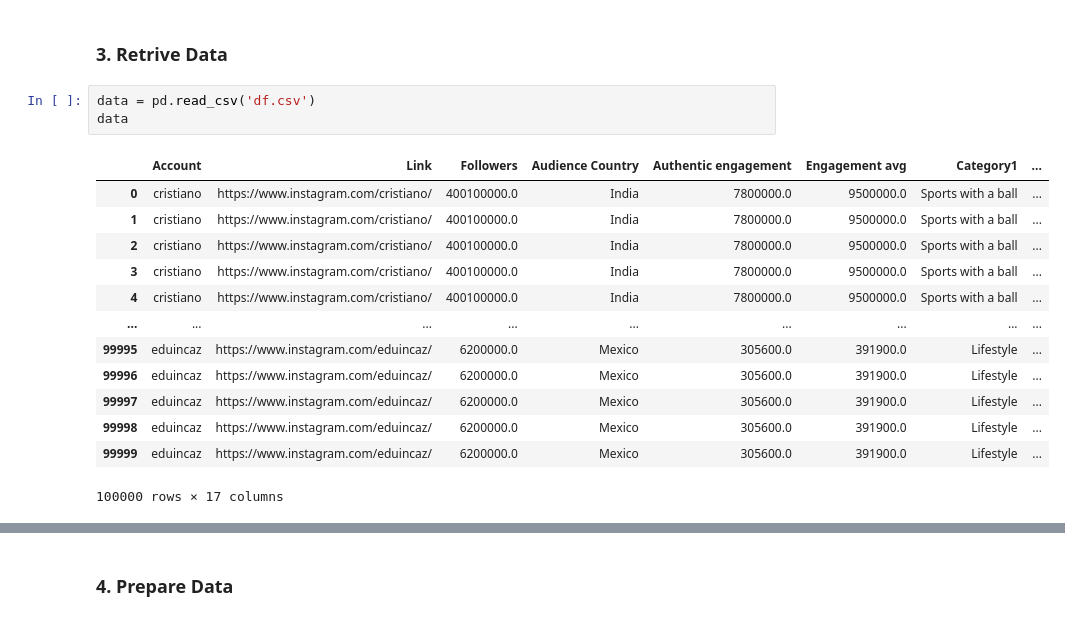
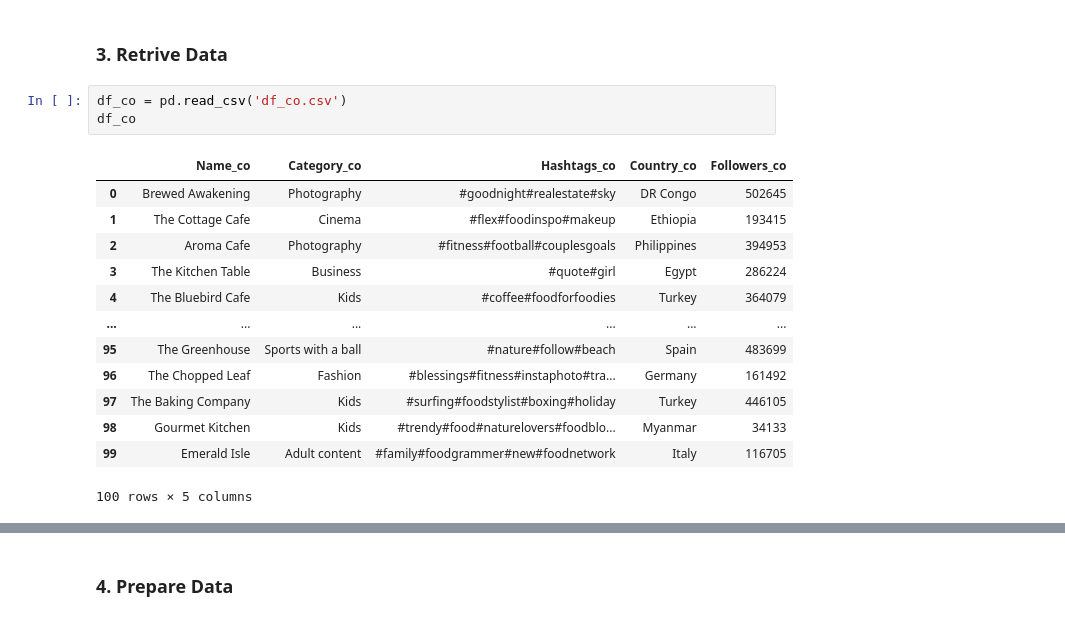
Before and after one commit to Ingernieros-del-IE/influence_marketing, a Jupyter notebook: lightfm.ipynb, the cells around one changed output, grey strips where cells are left out. Drawn from its saved outputs; the diff is of its cells as text.

```diff
--- a/lightfm.ipynb
+++ b/lightfm.ipynb
@@ -71,19 +71,19 @@ SEED = 42
 # %% [markdown]
 ### 3. Retrive Data
 # %%
-data = pd.read_csv('df.csv')
-data
+df_co = pd.read_csv('df_co.csv')
+df_co
 # %% [output]
-|  | Account | Link | Followers | Audience Country | Authentic engagement | Engagement avg | Category1 | ... |
-| 0 | cristiano | https://www.instagram.com/cristiano/ | 400100000.0 | India | 7800000.0 | 9500000.0 | Sports with a ball | ... |
-| 1 | cristiano | https://www.instagram.com/cristiano/ | 400100000.0 | India | 7800000.0 | 9500000.0 | Sports with a ball | ... |
-| 2 | cristiano | https://www.instagram.com/cristiano/ | 400100000.0 | India | 7800000.0 | 9500000.0 | Sports with a ball | ... |
-| 3 | cristiano | https://www.instagram.com/cristiano/ | 400100000.0 | India | 7800000.0 | 9500000.0 | Sports with a ball | ... |
-| 4 | cristiano | https://www.instagram.com/cristiano/ | 400100000.0 | India | 7800000.0 | 9500000.0 | Sports with a ball | ... |
-| ... | ... | ... | ... | ... | ... | ... | ... | ... |
-| 99995 | eduincaz | https://www.instagram.com/eduincaz/ | 6200000.0 | Mexico | 305600.0 | 391900.0 | Lifestyle | ... |
-| 99996 | eduincaz | https://www.instagram.com/eduincaz/ | 6200000.0 | Mexico | 305600.0 | 391900.0 | Lifestyle | ... |
-| 99997 | eduincaz | https://www.instagram.com/eduincaz/ | 6200000.0 | Mexico | 305600.0 | 391900.0 | Lifestyle | ... |
-| 99998 | eduincaz | https://www.instagram.com/eduincaz/ | 6200000.0 | Mexico | 305600.0 | 391900.0 | Lifestyle | ... |
-| 99999 | eduincaz | https://www.instagram.com/eduincaz/ | 6200000.0 | Mexico | 305600.0 | 391900.0 | Lifestyle | ... |
+|  | Name_co | Category_co | Hashtags_co | Country_co | Followers_co |
+| 0 | Brewed Awakening | Photography | #goodnight#realestate#sky | DR Congo | 502645 |
+| 1 | The Cottage Cafe | Cinema | #flex#foodinspo#makeup | Ethiopia | 193415 |
+| 2 | Aroma Cafe | Photography | #fitness#football#couplesgoals | Philippines | 394953 |
+| 3 | The Kitchen Table | Business | #quote#girl | Egypt | 286224 |
+| 4 | The Bluebird Cafe | Kids | #coffee#foodforfoodies | Turkey | 364079 |
+| ... | ... | ... | ... | ... | ... |
+| 95 | The Greenhouse | Sports with a ball | #nature#follow#beach | Spain | 483699 |
+| 96 | The Chopped Leaf | Fashion | #blessings#fitness#instaphoto#tra... | Germany | 161492 |
+| 97 | The Baking Company | Kids | #surfing#foodstylist#boxing#holiday | Turkey | 446105 |
+| 98 | Gourmet Kitchen | Kids | #trendy#food#naturelovers#foodblo... | Myanmar | 34133 |
+| 99 | Emerald Isle | Adult content | #family#foodgrammer#new#foodnetwork | Italy | 116705 |
-100000 rows × 17 columns
+100 rows × 5 columns
```
Also changed, not shown: parts of 17 cells of this notebook, 3 other files.
